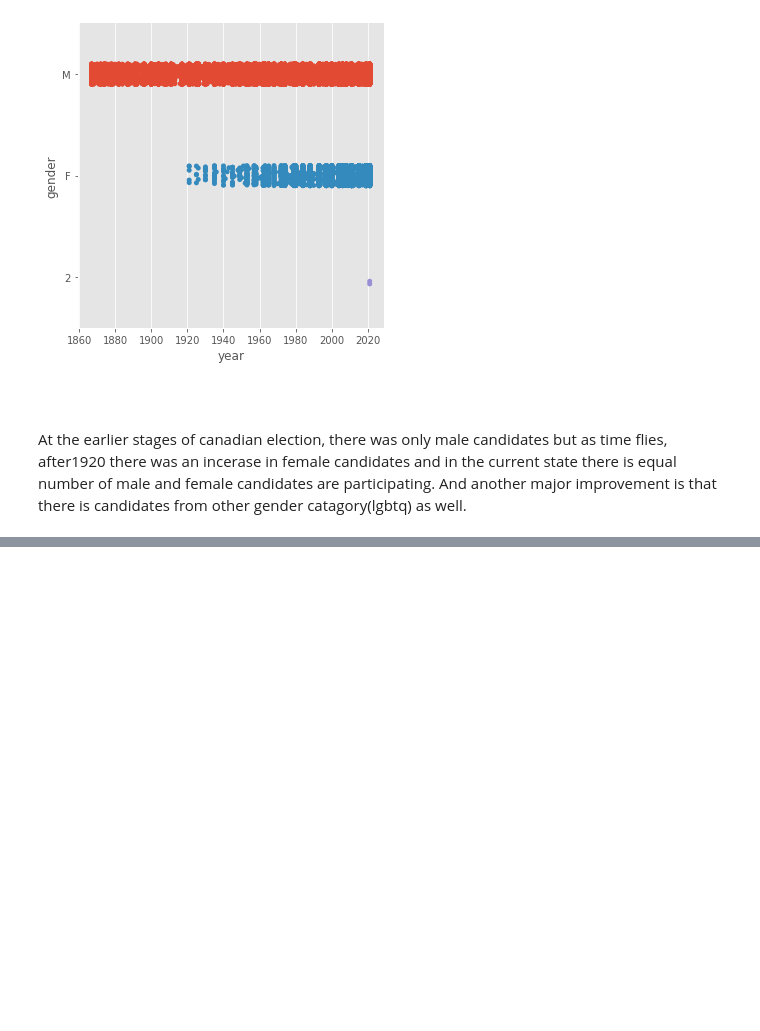
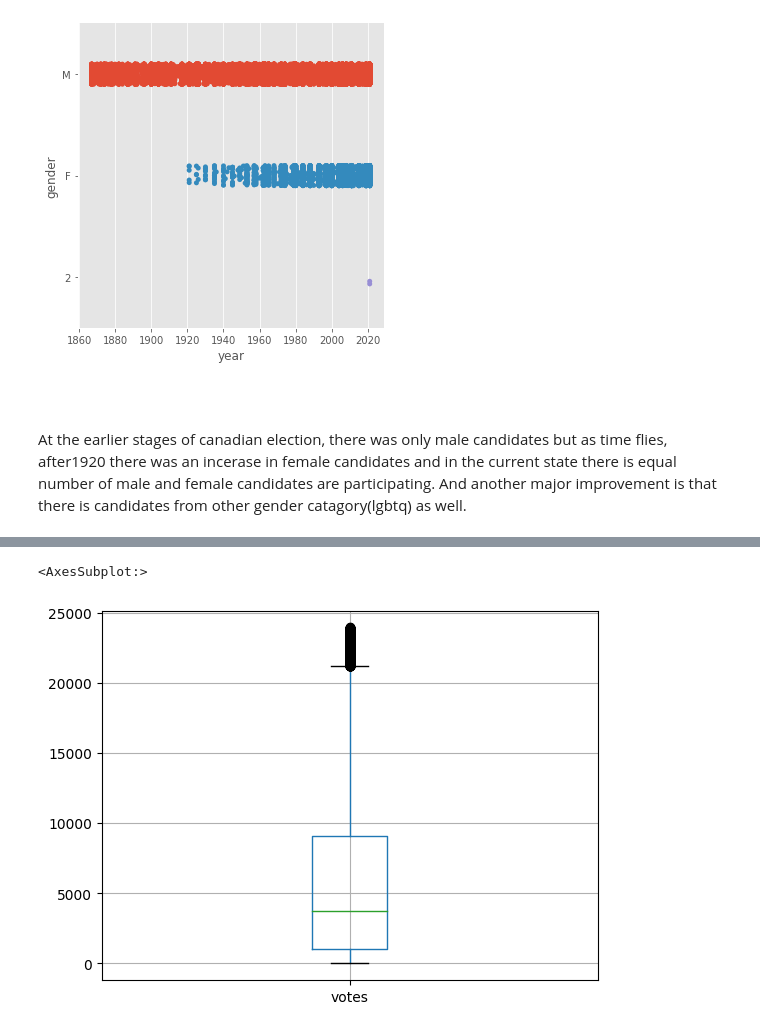
Before and after one commit to DeviAkhil/Canadian_EDA, a Jupyter notebook: Canadian_federal_election_Analysis.ipynb, the cells around one changed output, grey strips where cells are left out. Drawn from its saved outputs; the diff is of its cells as text; code cells hidden in the pictures; blank space fills up the shorter version.

```diff
--- a/Canadian_federal_election_Analysis.ipynb
+++ b/Canadian_federal_election_Analysis.ipynb
@@ -321,0 +446,8 @@ At the earlier stages of canadian election, there was only male candidates but a
+# %%
+ind1 = data.loc[ind].index
+data.drop(ind1,axis=0,inplace=True)
+# %%
+data.boxplot(column='votes')
+# %% [output]
+<AxesSubplot:>
+[figure, added]
```
Also changed, not shown: parts of 59 cells of this notebook.
